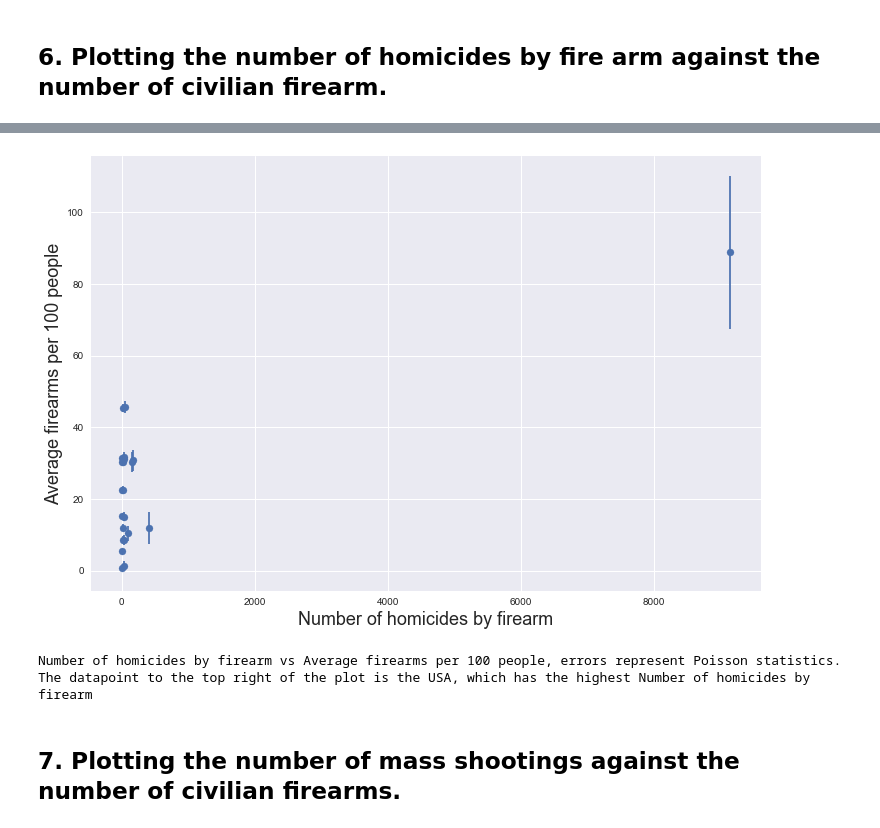
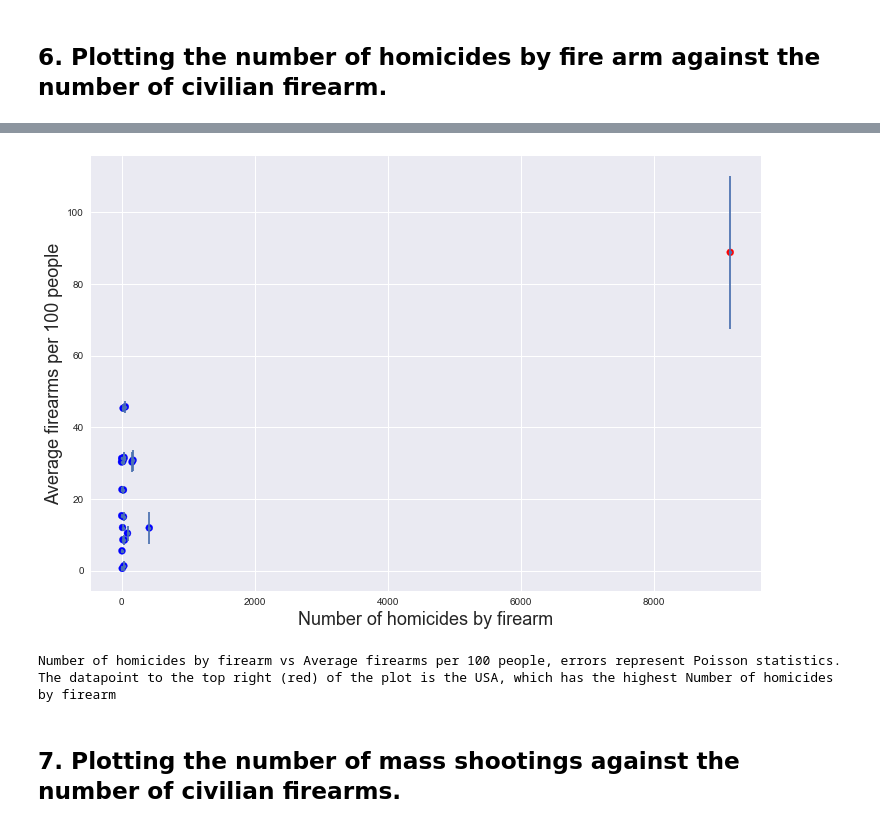
Before and after one commit to rrubo/PUI2017_rh2684, a Jupyter notebook: HW5_rh2684/HW5_assignment_3.ipynb, the cells around one changed output, grey strips where cells are left out. Saved outputs shown, nothing was run; the diff lists cells and outputs as text; code cells hidden in the pictures.

```diff
--- a/HW5_rh2684/HW5_assignment_3.ipynb
+++ b/HW5_rh2684/HW5_assignment_3.ipynb
@@ -194,27 +194,27 @@ The datapoint to the top right of the plot is the USA, which has the highest Num
 # %%
 # with errorbars
 
 fig = pl.figure(figsize=(12, 8))
 ax = fig.add_subplot(111)
 
-scatter = ax.scatter(data['Number of homicides by firearm'], data['Average firearms per 100 people'])
+scatter = ax.scatter(data['Number of homicides by firearm'], data['Average firearms per 100 people'], c=['b']*(len(data.index)-1)+['r'])
 
 ax.errorbar(data['Number of homicides by firearm'], data['Average firearms per 100 people'],
             yerr = np.sqrt(data['Number of homicides by firearm'] * 0.05), fmt = '.')
 
 ax.set_xlabel("Number of homicides by firearm", fontsize = 18)
 ax.set_ylabel("Average firearms per 100 people", fontsize = 18)
 ax.set_ylim()
 pl.show()
 
 print ("Number of homicides by firearm vs Average firearms per 100 people, " +
        "errors represent Poisson statistics.\n" +
-       "The datapoint to the top right of the plot is the USA, " +
+       "The datapoint to the top right (red) of the plot is the USA, " +
        "which has the highest Number of homicides by firearm")
 # %% [output]
-[figure, old version]
+[figure, new version]
 Number of homicides by firearm vs Average firearms per 100 people, errors represent Poisson statistics.
-The datapoint to the top right of the plot is the USA, which has the highest Number of homicides by firearm
+The datapoint to the top right (red) of the plot is the USA, which has the highest Number of homicides by firearm
 # %% [markdown]
 ## 7. Plotting the number of mass shootings against the number of civilian firearms.
 # %%
```
Also changed, not shown: parts of 4 cells of this notebook.
